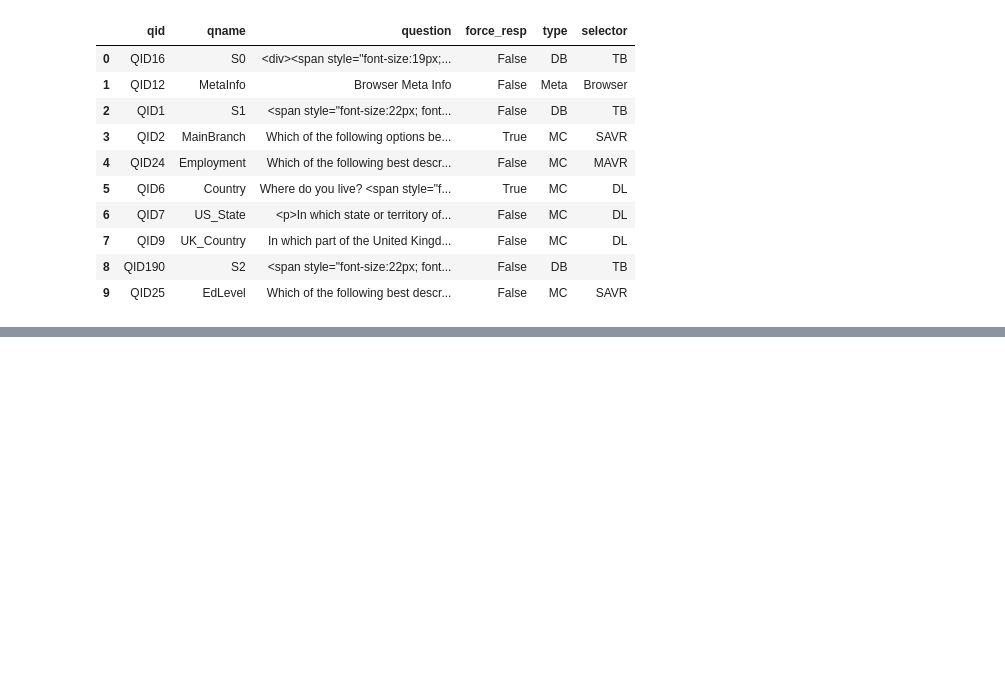
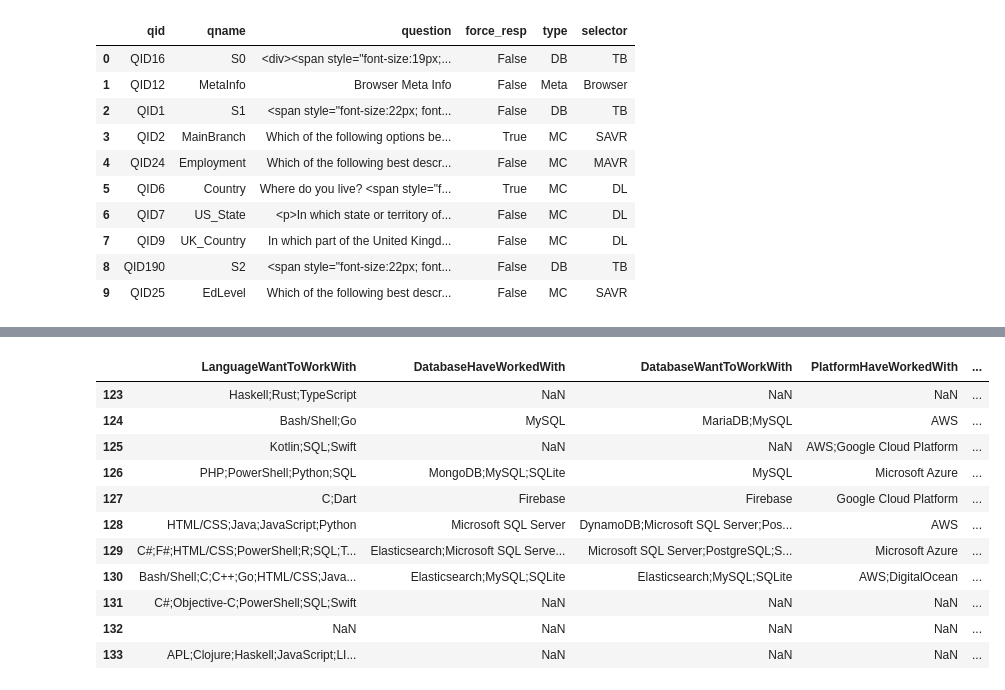
Before and after one commit to AndrzejWinogradow/Nauka_DataSciencePy, a Jupyter notebook: Nauka_DataScience_Pandas/Pandas Demo.ipynb, the cells around one changed output, grey strips where cells are left out. Cells and saved outputs as stored; diff of their text form; code cells hidden in the pictures; blank space fills up the shorter version.

```diff
--- a/Nauka_DataScience_Pandas/Pandas Demo.ipynb
+++ b/Nauka_DataScience_Pandas/Pandas Demo.ipynb
@@ -37,0 +71,15 @@ schema_df.head(10)
+# %%
+df.loc[123:133, 'LanguageWantToWorkWith':'NEWSOSites']
+# %% [output]
+|  | LanguageWantToWorkWith | DatabaseHaveWorkedWith | DatabaseWantToWorkWith | PlatformHaveWorkedWith | ... |
+| 123 | Haskell;Rust;TypeScript | NaN | NaN | NaN | ... |
+| 124 | Bash/Shell;Go | MySQL | MariaDB;MySQL | AWS | ... |
+| 125 | Kotlin;SQL;Swift | NaN | NaN | AWS;Google Cloud Platform | ... |
+| 126 | PHP;PowerShell;Python;SQL | MongoDB;MySQL;SQLite | MySQL | Microsoft Azure | ... |
+| 127 | C;Dart | Firebase | Firebase | Google Cloud Platform | ... |
+| 128 | HTML/CSS;Java;JavaScript;Python | Microsoft SQL Server | DynamoDB;Microsoft SQL Server;Pos... | AWS | ... |
+| 129 | C#;F#;HTML/CSS;PowerShell;R;SQL;T... | Elasticsearch;Microsoft SQL Serve... | Microsoft SQL Server;PostgreSQL;S... | Microsoft Azure | ... |
+| 130 | Bash/Shell;C;C++;Go;HTML/CSS;Java... | Elasticsearch;MySQL;SQLite | Elasticsearch;MySQL;SQLite | AWS;DigitalOcean | ... |
+| 131 | C#;Objective-C;PowerShell;SQL;Swift | NaN | NaN | NaN | ... |
+| 132 | NaN | NaN | NaN | NaN | ... |
+| 133 | APL;Clojure;Haskell;JavaScript;LI... | NaN | NaN | NaN | ... |
```
Also changed, not shown: parts of 2 cells of this notebook.
